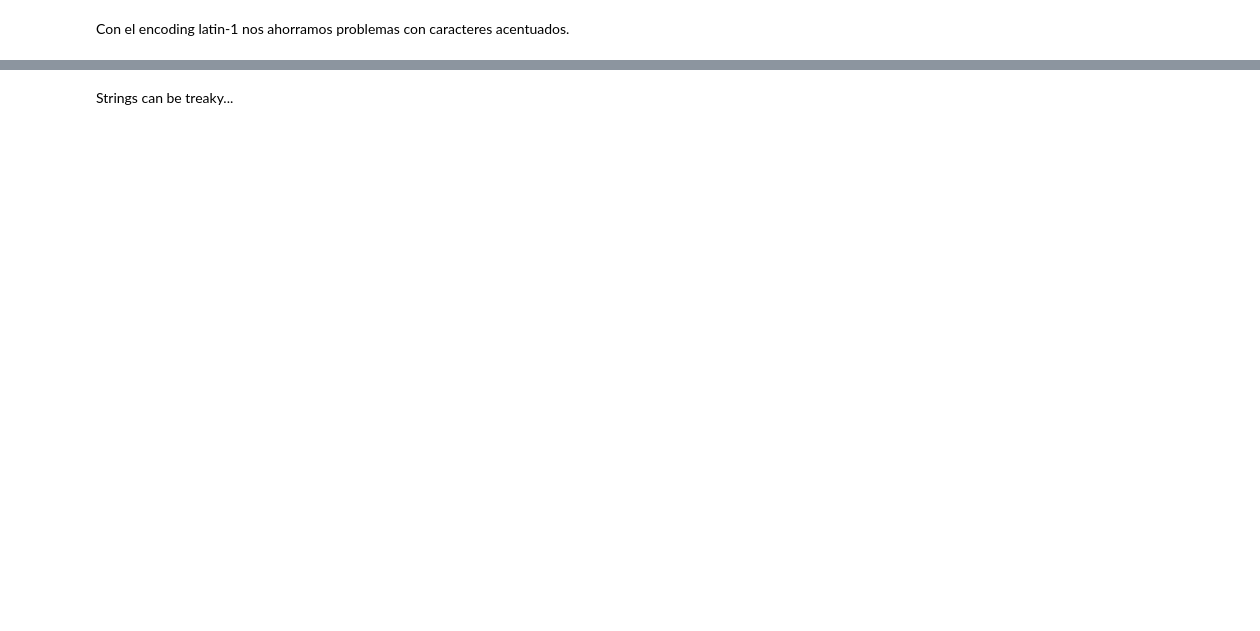
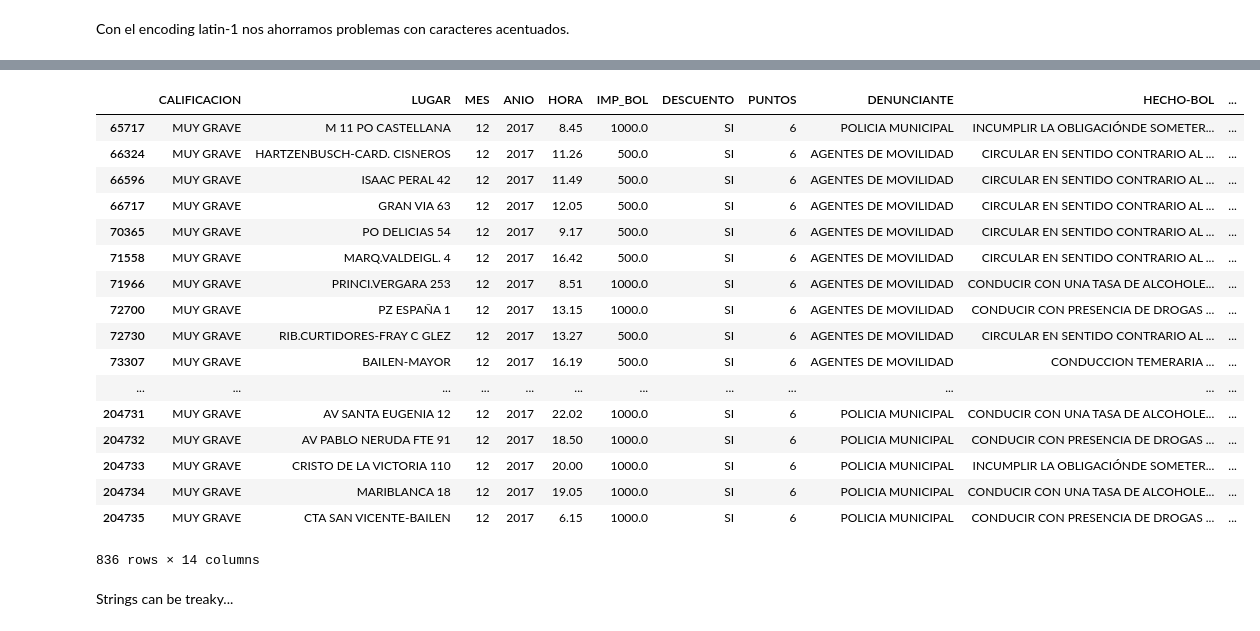
Before and after one commit to huanlui/numpy-pandas-notebook, a Jupyter notebook: Solved/02-loading_and_saving_data_2018_04_14-clean.ipynb, the cells around one changed output, grey strips where cells are left out. Drawn from its saved outputs; the diff is of its cells as text; code cells hidden in the pictures; blank space fills up the shorter version.

```diff
--- a/Solved/02-loading_and_saving_data_2018_04_14-clean.ipynb
+++ b/Solved/02-loading_and_saving_data_2018_04_14-clean.ipynb
@@ -75,3 +260,24 @@ df_multas.head(20)
+# %%
+df_multas[df_multas['CALIFICACION'].str.strip() ==  'MUY GRAVE']
+# %% [output]
+|  | CALIFICACION | LUGAR | MES | ANIO | HORA | IMP_BOL | DESCUENTO | PUNTOS | DENUNCIANTE | HECHO-BOL | ... |
+| 65717 | MUY GRAVE | M 11 PO CASTELLANA | 12 | 2017 | 8.45 | 1000.0 | SI | 6 | POLICIA MUNICIPAL | INCUMPLIR LA OBLIGACIÓNDE SOMETER... | ... |
+| 66324 | MUY GRAVE | HARTZENBUSCH-CARD. CISNEROS | 12 | 2017 | 11.26 | 500.0 | SI | 6 | AGENTES DE MOVILIDAD | CIRCULAR EN SENTIDO CONTRARIO AL ... | ... |
+| 66596 | MUY GRAVE | ISAAC PERAL 42 | 12 | 2017 | 11.49 | 500.0 | SI | 6 | AGENTES DE MOVILIDAD | CIRCULAR EN SENTIDO CONTRARIO AL ... | ... |
+| 66717 | MUY GRAVE | GRAN VIA 63 | 12 | 2017 | 12.05 | 500.0 | SI | 6 | AGENTES DE MOVILIDAD | CIRCULAR EN SENTIDO CONTRARIO AL ... | ... |
+| 70365 | MUY GRAVE | PO DELICIAS 54 | 12 | 2017 | 9.17 | 500.0 | SI | 6 | AGENTES DE MOVILIDAD | CIRCULAR EN SENTIDO CONTRARIO AL ... | ... |
+| 71558 | MUY GRAVE | MARQ.VALDEIGL. 4 | 12 | 2017 | 16.42 | 500.0 | SI | 6 | AGENTES DE MOVILIDAD | CIRCULAR EN SENTIDO CONTRARIO AL ... | ... |
+| 71966 | MUY GRAVE | PRINCI.VERGARA 253 | 12 | 2017 | 8.51 | 1000.0 | SI | 6 | AGENTES DE MOVILIDAD | CONDUCIR CON UNA TASA DE ALCOHOLE... | ... |
+| 72700 | MUY GRAVE | PZ ESPAÑA 1 | 12 | 2017 | 13.15 | 1000.0 | SI | 6 | AGENTES DE MOVILIDAD | CONDUCIR CON PRESENCIA DE DROGAS ... | ... |
+| 72730 | MUY GRAVE | RIB.CURTIDORES-FRAY C GLEZ | 12 | 2017 | 13.27 | 500.0 | SI | 6 | AGENTES DE MOVILIDAD | CIRCULAR EN SENTIDO CONTRARIO AL ... | ... |
+| 73307 | MUY GRAVE | BAILEN-MAYOR | 12 | 2017 | 16.19 | 500.0 | SI | 6 | AGENTES DE MOVILIDAD | CONDUCCION TEMERARIA ... | ... |
+| ... | ... | ... | ... | ... | ... | ... | ... | ... | ... | ... | ... |
+| 204731 | MUY GRAVE | AV SANTA EUGENIA 12 | 12 | 2017 | 22.02 | 1000.0 | SI | 6 | POLICIA MUNICIPAL | CONDUCIR CON UNA TASA DE ALCOHOLE... | ... |
+| 204732 | MUY GRAVE | AV PABLO NERUDA FTE 91 | 12 | 2017 | 18.50 | 1000.0 | SI | 6 | POLICIA MUNICIPAL | CONDUCIR CON PRESENCIA DE DROGAS ... | ... |
+| 204733 | MUY GRAVE | CRISTO DE LA VICTORIA 110 | 12 | 2017 | 20.00 | 1000.0 | SI | 6 | POLICIA MUNICIPAL | INCUMPLIR LA OBLIGACIÓNDE SOMETER... | ... |
+| 204734 | MUY GRAVE | MARIBLANCA 18 | 12 | 2017 | 19.05 | 1000.0 | SI | 6 | POLICIA MUNICIPAL | CONDUCIR CON UNA TASA DE ALCOHOLE... | ... |
+| 204735 | MUY GRAVE | CTA SAN VICENTE-BAILEN | 12 | 2017 | 6.15 | 1000.0 | SI | 6 | POLICIA MUNICIPAL | CONDUCIR CON PRESENCIA DE DROGAS ... | ... |
+836 rows × 14 columns
 # %% [markdown]
 Strings can be treaky...
 # %%
```
Also changed, not shown: parts of 62 cells of this notebook, 16 other files.
